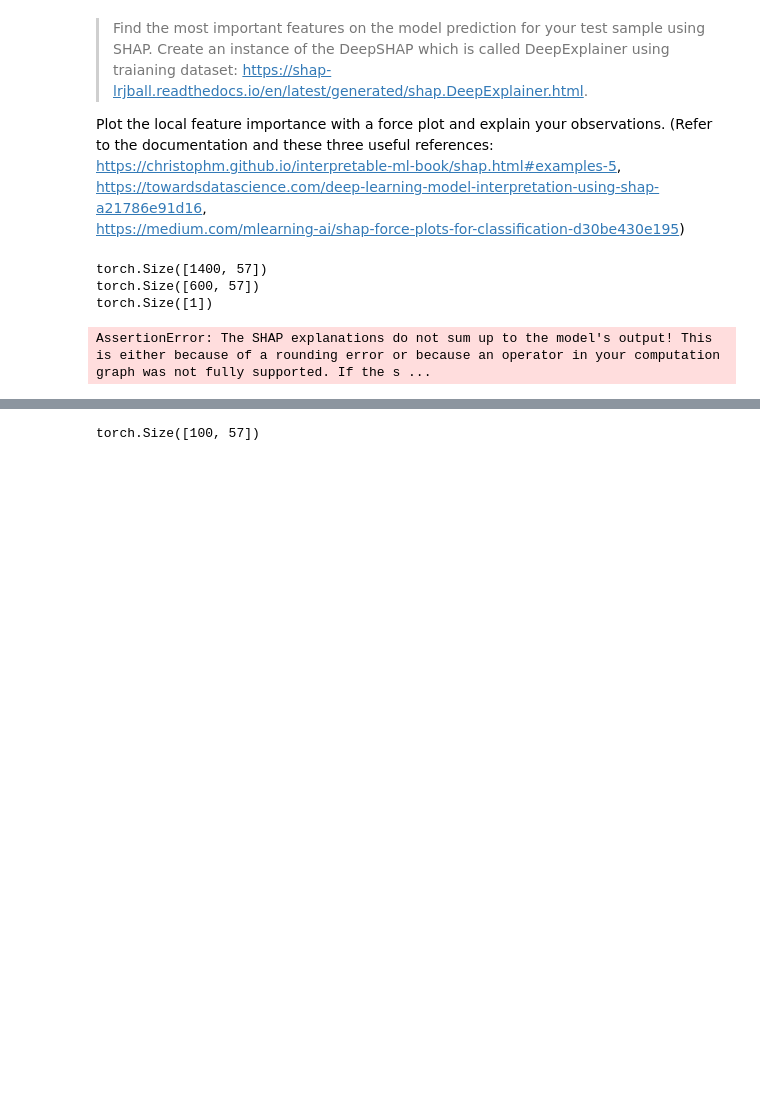
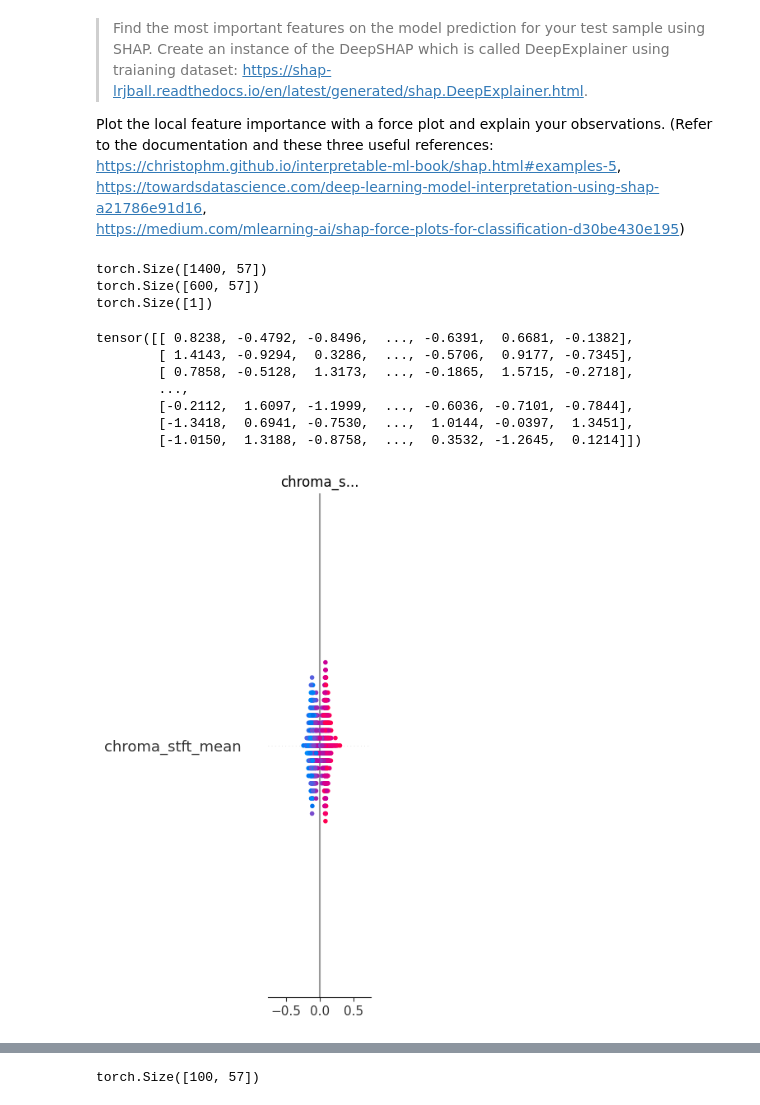
Before and after one commit to Ruin9999/music-genre-classification, a Jupyter notebook: submission_template.ipynb, the cells around one changed output, grey strips where cells are left out. Drawn from its saved outputs; the diff is of its cells as text; code cells hidden in the pictures; blank space fills up the shorter version.

Commit message:
What the fuck do I do to get SHAP working?!

```diff
--- a/submission_template.ipynb
+++ b/submission_template.ipynb
@@ -799,12 +800,23 @@ torch.Size([1])
 # %%
 import shap
 
+df = pd.read_csv("audio_gtzan.csv") # Same code as part 1
+df["label"] = df["filename"].apply(lambda x: x.split(".")[0])
+df = df.drop(columns=["filename"])
+
 model.eval()
-background = train_x_scaled_tensor[np.random.choice(train_x_scaled_tensor.shape[0], 100, replace=False)]
-explainer = shap.explainers.Deep(model, background)
-shap_values = explainer.shap_values(test_x_scaled_tensor[0:5])
-# explainer = shap.explainers.Deep
-# shap_values = explainer(test_x_scaled_tensor)
-# np.shape(shap_values.values)
+background = train_x_scaled_tensor[np.random.choice(train_x_scaled_tensor.shape[0], 1000, replace=False)]
+explainer = shap.DeepExplainer(model, background)
+shap_values = explainer.shap_values(test_x_scaled_tensor, check_additivity=False)
+
+shap.summary_plot(shap_values, test_x_scaled, feature_names=df.columns)
+shap.summary_plot(shap_values, plot_type="bar", feature_names=df.columns)
 # %% [output]
-AssertionError: The SHAP explanations do not sum up to the model's output! This is either because of a rounding error or because an operator in your computation graph was not fully supported. If the s ...
+tensor([[ 0.8238, -0.4792, -0.8496,  ..., -0.6391,  0.6681, -0.1382],
+        [ 1.4143, -0.9294,  0.3286,  ..., -0.5706,  0.9177, -0.7345],
+        [ 0.7858, -0.5128,  1.3173,  ..., -0.1865,  1.5715, -0.2718],
+        ...,
+        [-0.2112,  1.6097, -1.1999,  ..., -0.6036, -0.7101, -0.7844],
+        [-1.3418,  0.6941, -0.7530,  ...,  1.0144, -0.0397,  1.3451],
+        [-1.0150,  1.3188, -0.8758,  ...,  0.3532, -1.2645,  0.1214]])
+[figure, added]
```
Also changed, not shown: parts of 5 cells of this notebook.
